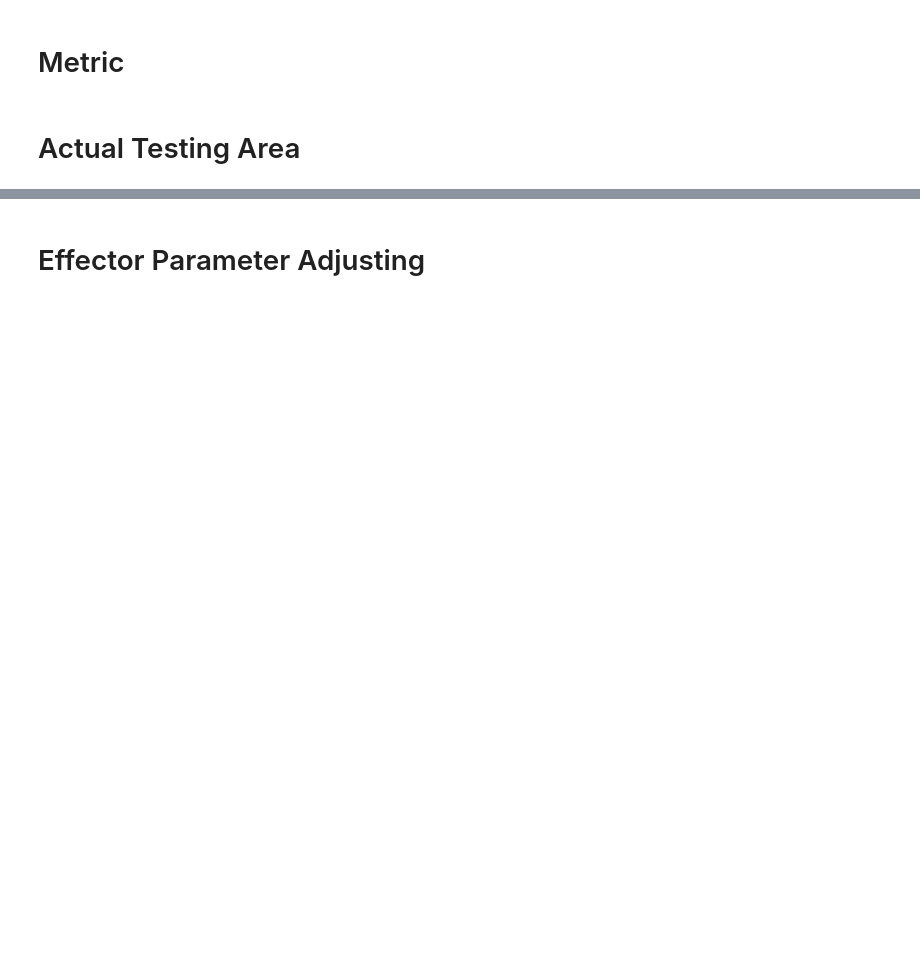
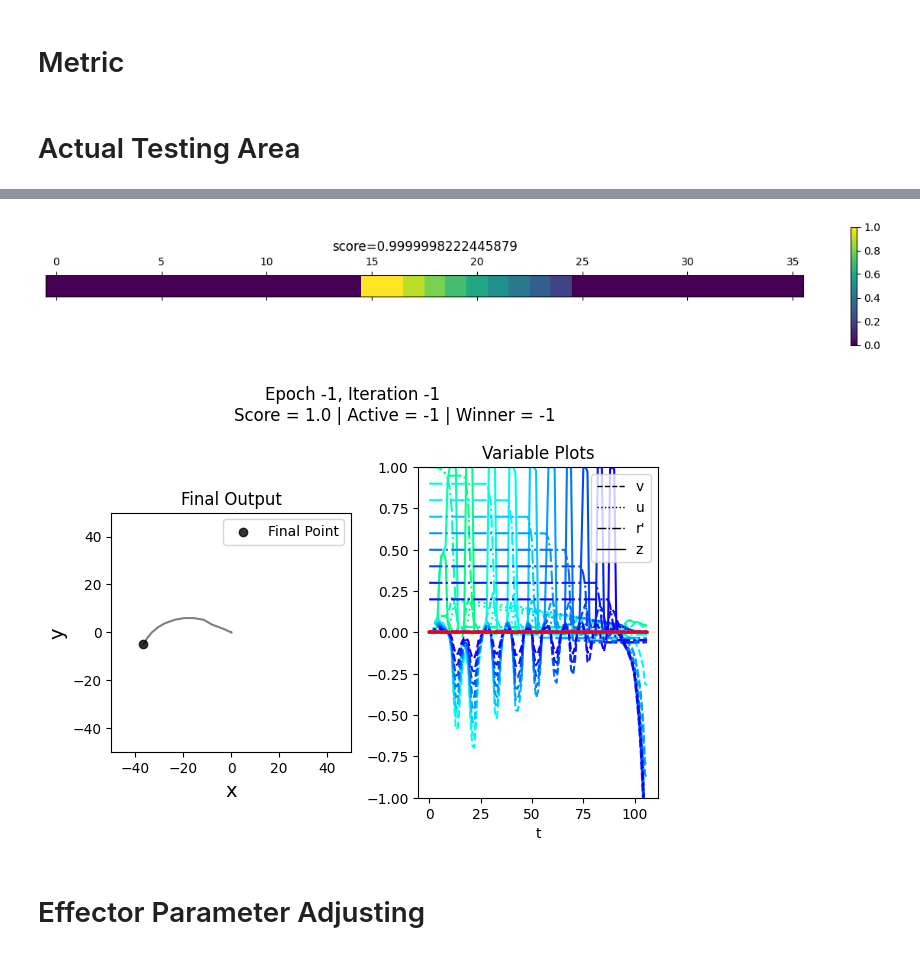
Before and after one commit to r-schad/Code-Ring-Network, a Jupyter notebook: effector_layer_testing.ipynb, the cells around one changed output, grey strips where cells are left out. Cells and saved outputs as stored; diff of their text form; code cells hidden in the pictures; blank space fills up the shorter version.

```diff
--- a/effector_layer_testing.ipynb
+++ b/effector_layer_testing.ipynb
@@ -297,49 +301,50 @@ def weighted_kendall_effectors(z_series, **metric_kwargs):
 # %%
-# score = 0.0
-# while score < 0.01:
-#     code_input = (np.concatenate(([0.99999], np.linspace(1, min_activity_value, noise_num_high), np.zeros(noise_num_low-1))))
+PLOTMINMAX = 50
 
-#     r = np.random.randint(0, crn.ring_layer.num_ring_units)
-#     code_input = np.roll(code_input, r)
-#     # code_input = bimodal_gaussian_noise(num_low=noise_num_low, num_high=noise_num_high,
-#     #                                     mean_low=noise_mean_low, mean_high=noise_mean_high,
-#     #                                     sigma_low=noise_sigma_low, sigma_high=noise_sigma_high,
-#     #                                     shuffle=False, clip_01=True)
+code_input = (np.concatenate(([0.99999], np.linspace(1, min_activity_value, noise_num_high), np.zeros(noise_num_low-1))))
 
-#     code_output = np.where(code_input >= min_activity_value, code_input, 0.0)
+r = np.random.randint(0, crn.ring_layer.num_ring_units)
+code_input = np.roll(code_input, r)
+# code_input = bimodal_gaussian_noise(num_low=noise_num_low, num_high=noise_num_high,
+#                                     mean_low=noise_mean_low, mean_high=noise_mean_high,
+#                                     sigma_low=noise_sigma_low, sigma_high=noise_sigma_high,
+#                                     shuffle=False, clip_01=True)
 
-#     # determine output of code layer (input into ring layer)
-#     ring_input = crn.code_layer.weights_to_ring_from_code @ code_output
+code_output = np.where(code_input >= min_activity_value, code_input, 0.0)
 
-#     # determine activity of duration layer
-#     # TODO: right now, this is just a constant
-#     dur_output = crn.duration_layer.activate(0.2)
+# determine output of code layer (input into ring layer)
+ring_input = crn.code_layer.weights_to_ring_from_code @ code_output
 
-#     # integrate ring layer model over time
-#     v_series, z_series, u_series, I_prime_series = crn.ring_layer.activate(ring_input, dur_output, t_max=t_max, t_steps=max_t_steps)
+# determine activity of duration layer
+# TODO: right now, this is just a constant
+dur_output = crn.duration_layer.activate(0.2)
 
-#     # limit t_steps to end of integration
-#     t_steps = z_series.shape[1]
+# integrate ring layer model over time
+v_series, z_series, u_series, I_prime_series = crn.ring_layer.activate(ring_input, dur_output, t_max=t_max, t_steps=max_t_steps)
 
-#     # apply model results to the drawing system
-#     x_series, y_series = crn.ring_layer.create_drawing(z_series, t_steps)
+# limit t_steps to end of integration
+t_steps = z_series.shape[1]
 
-#     # evaluate drawing
-#     # score, curvatures, intersec_pts, intersec_times = crn.evaluate(x_series, y_series, t_steps=t_steps, **metric_kwargs)
-#     score = weighted_kendall_effectors(z_series, score_beta=score_beta, score_mu=score_mu)
+# apply model results to the drawing system
+x_series, y_series = crn.ring_layer.create_drawing(z_series, t_steps)
 
-#     plt.matshow(code_output.T.reshape(1,36),vmin=0,vmax=1)
-#     plt.colorbar()
-#     plt.title(f'score={score}')
-#     plt.yticks([])
+# evaluate drawing
+# score, curvatures, intersec_pts, intersec_times = crn.evaluate(x_series, y_series, t_steps=t_steps, **metric_kwargs)
+score = weighted_kendall_effectors(z_series, score_beta=score_beta, score_mu=score_mu)
 
-#     ## get points for peak of each effector's activity
-#     # # get peaks of z spikes
-#     # max_times = np.argmax(z_series, axis=1).flatten()
-#     # peak_vals = z_series[np.arange(crn.ring_layer.num_ring_units),max_times]
-#     # active_idxs = np.argwhere(peak_vals > 0.4).flatten()
-#     # act_mdpt_times = max_times[active_idxs]
-#     # mdpts = np.vstack((x_series[act_mdpt_times], y_series[act_mdpt_times])).T
-#     midpts = np.empty(0)
+plt.matshow(code_output.T.reshape(1,36),vmin=0,vmax=1)
+plt.colorbar()
+plt.title(f'score={score}')
+plt.yticks([])
 
-#     crn.plot_results(x_series, y_series, midpts, ring_input, v=[], u=[], z=z_series, I_prime=[], folder_name=crn.folder_name, epoch=-1, iteration=-1, active_idx=-1, winner_idx=-1, score=score)
+# get points for peak of each effector's activity
+# get peaks of z spikes
+max_times = np.argmax(z_series, axis=1).flatten()
+peak_vals = z_series[np.arange(crn.ring_layer.num_ring_units),max_times]
+active_idxs = np.argwhere(peak_vals > 0.4).flatten()
+act_mdpt_times = max_times[active_idxs]
+mdpts = np.vstack((x_series[act_mdpt_times], y_series[act_mdpt_times])).T
+midpts = np.empty(0)
+
+crn.plot_results(x_series, y_series, midpts, ring_input, v=v_series, u=u_series, z=z_series, I_prime=I_prime_series, folder_name=crn.folder_name, epoch=-1, iteration=-1, active_idx=-1, winner_idx=-1, score=score, plot_gif=False, idx_folders=False, xmin=-PLOTMINMAX, xmax=PLOTMINMAX, ymin=-PLOTMINMAX, ymax=PLOTMINMAX)
+# %% [output]
@@ -346,3 +357,5 @@ def weighted_kendall_effectors(z_series, **metric_kwargs):
+[figure, added]
+[figure, added]
 # %% [markdown]
 # Effector Parameter Adjusting
 # %%
```
Also changed, not shown: parts of 13 cells of this notebook.
